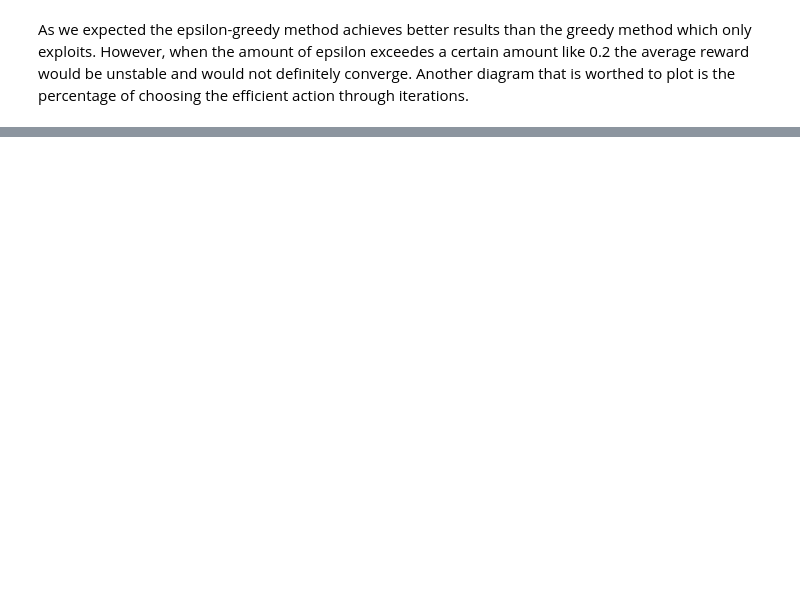
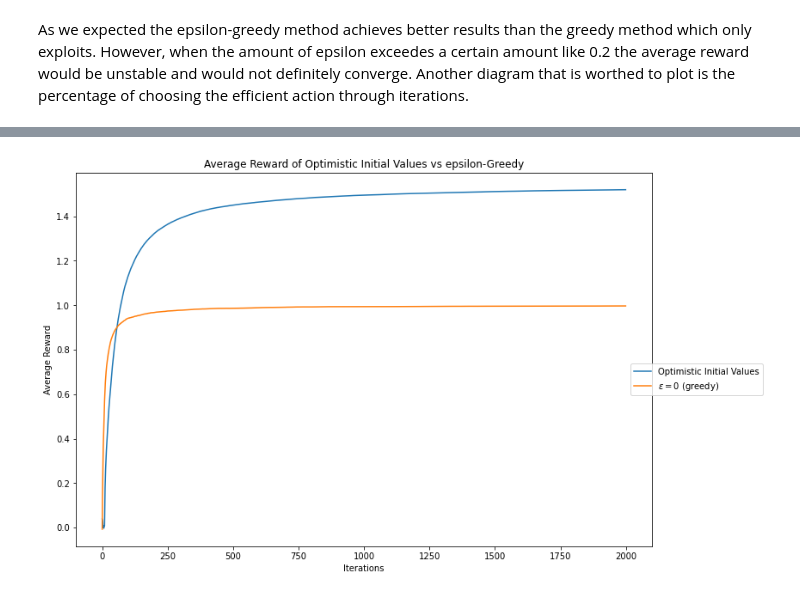
Before and after one commit to HesamKorki/armed_bandit_RL, a Jupyter notebook: Armed_Bandits.ipynb, the cells around one changed output, grey strips where cells are left out. Cells and saved outputs as stored; diff of their text form; code cells hidden in the pictures; blank space fills up the shorter version.

```diff
--- a/Armed_Bandits.ipynb
+++ b/Armed_Bandits.ipynb
@@ -195,0 +358,29 @@ opt
+# %%
+k = 10
+iters = 2000
+
+oiv_rewards = np.zeros(iters)
+oiv_init = np.repeat(5., k)
+
+opt_oiv = np.zeros(k)
+
+for i in range(1000):
+    oiv_bandit = GreedyBandit(k, 0, iters)
+    oiv_bandit.k_history = oiv_init.copy()
+    oiv_bandit.k_n = np.ones(k)
+
+    oiv_bandit.go()
+
+    oiv_rewards += (oiv_bandit.history - oiv_rewards)/(i+1)
+    opt_oiv += (oiv_bandit.k_n - opt_oiv)/(i+1)
+
+plt.figure(figsize=(12,8))
+plt.plot(oiv_rewards, label="Optimistic Initial Values")
+plt.plot(eps_0_rewards, label="$\epsilon=0$ (greedy)")
+plt.legend(bbox_to_anchor=(1.2,0.5))
+plt.xlabel("Iterations")
+plt.ylabel("Average Reward")
+plt.title("Average Reward of Optimistic Initial Values vs epsilon-Greedy")
+plt.show()
+# %% [output]
+[figure, added]
```
Also changed, not shown: parts of 12 cells of this notebook.
